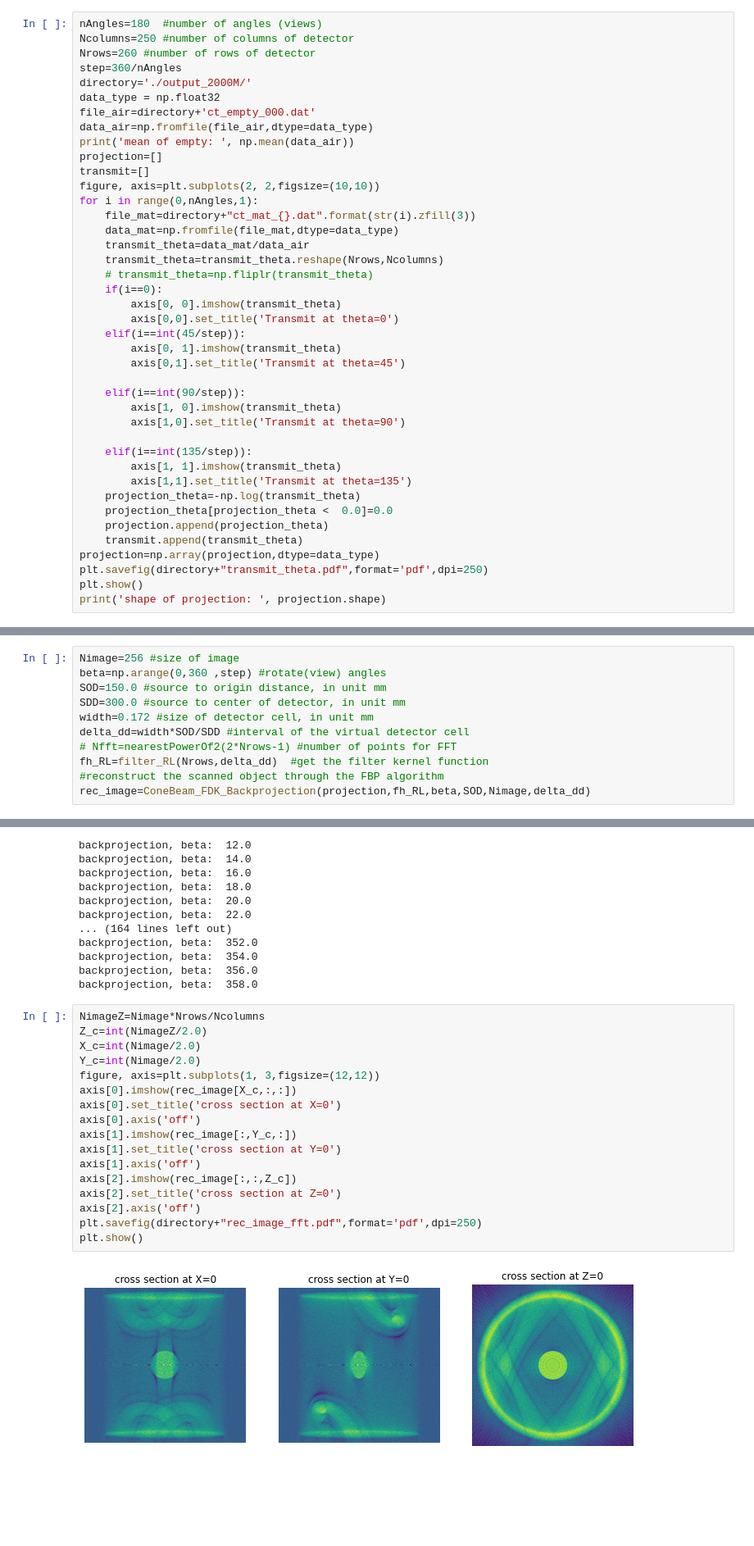
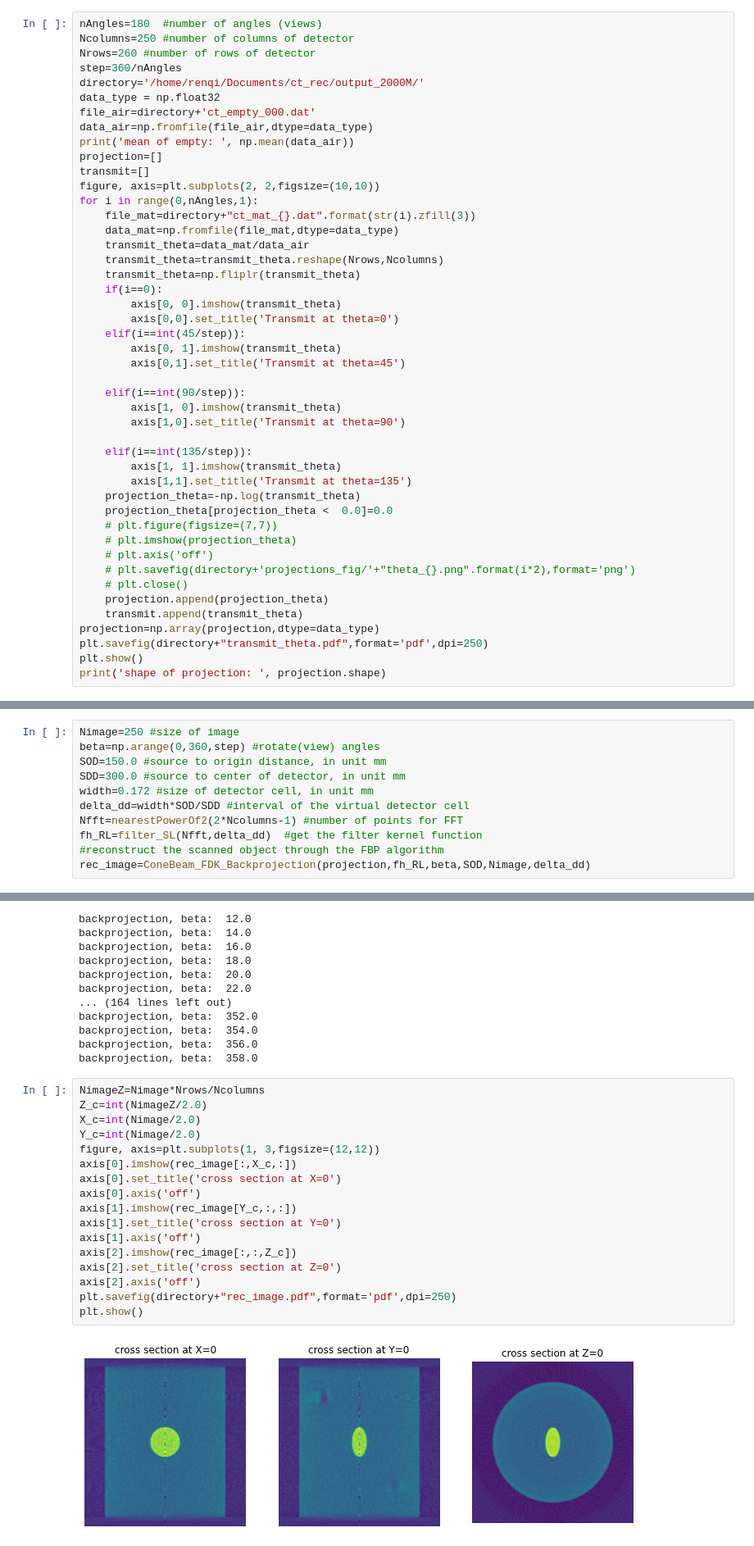
Before and after one commit to renqipan/ct_fdk, a Jupyter notebook: ConeBeam_FDK_step.ipynb, the cells around one changed output, grey strips where cells are left out. Shown at 82% size. Drawn from its saved outputs; the diff is of its cells as text; blank space fills up the shorter version.

```diff
--- a/ConeBeam_FDK_step.ipynb
+++ b/ConeBeam_FDK_step.ipynb
@@ -11,7 +11,7 @@ nAngles=180  #number of angles (views)
 Ncolumns=250 #number of columns of detector
 Nrows=260 #number of rows of detector
 step=360/nAngles
-directory='./output_2000M/'
+directory='/home/renqi/Documents/ct_rec/output_2000M/'
 data_type = np.float32
 file_air=directory+'ct_empty_000.dat'
 data_air=np.fromfile(file_air,dtype=data_type)
@@ -24,7 +24,7 @@ for i in range(0,nAngles,1):
     data_mat=np.fromfile(file_mat,dtype=data_type)
     transmit_theta=data_mat/data_air
     transmit_theta=transmit_theta.reshape(Nrows,Ncolumns)
-    # transmit_theta=np.fliplr(transmit_theta)
+    transmit_theta=np.fliplr(transmit_theta)
     if(i==0):
         axis[0, 0].imshow(transmit_theta)
         axis[0,0].set_title('Transmit at theta=0')
@@ -41,6 +41,11 @@ for i in range(0,nAngles,1):
         axis[1,1].set_title('Transmit at theta=135')
     projection_theta=-np.log(transmit_theta)
     projection_theta[projection_theta <  0.0]=0.0
+    # plt.figure(figsize=(7,7))
+    # plt.imshow(projection_theta)
+    # plt.axis('off')
+    # plt.savefig(directory+'projections_fig/'+"theta_{}.png".format(i*2),format='png')
+    # plt.close()
     projection.append(projection_theta)
     transmit.append(transmit_theta)
 projection=np.array(projection,dtype=data_type)
@@ -161,14 +183,14 @@ def ConeBeam_FDK_Backprojection(projection,fh_RL,beta,SOD,Nimage,delta_dd):
         rec_image=rec_image+Fun_BackProjection(filtered_projection,SOD,beta_num,beta[m],delta_dd,Nimage)
     return rec_image
 # %%
-Nimage=256 #size of image
-beta=np.arange(0,360 ,step) #rotate(view) angles
+Nimage=250 #size of image
+beta=np.arange(0,360,step) #rotate(view) angles
 SOD=150.0 #source to origin distance, in unit mm
 SDD=300.0 #source to center of detector, in unit mm
 width=0.172 #size of detector cell, in unit mm
 delta_dd=width*SOD/SDD #interval of the virtual detector cell
-# Nfft=nearestPowerOf2(2*Nrows-1) #number of points for FFT
-fh_RL=filter_RL(Nrows,delta_dd)  #get the filter kernel function
+Nfft=nearestPowerOf2(2*Ncolumns-1) #number of points for FFT
+fh_RL=filter_SL(Nfft,delta_dd)  #get the filter kernel function
 #reconstruct the scanned object through the FBP algorithm
 rec_image=ConeBeam_FDK_Backprojection(projection,fh_RL,beta,SOD,Nimage,delta_dd)
 # %% [output]
@@ -192,19 +214,19 @@ backprojection, beta:  358.0
 # %%
 NimageZ=Nimage*Nrows/Ncolumns
 Z_c=int(NimageZ/2.0)
 X_c=int(Nimage/2.0)
 Y_c=int(Nimage/2.0)
 figure, axis=plt.subplots(1, 3,figsize=(12,12))
-axis[0].imshow(rec_image[X_c,:,:])
+axis[0].imshow(rec_image[:,X_c,:])
 axis[0].set_title('cross section at X=0')
 axis[0].axis('off')
-axis[1].imshow(rec_image[:,Y_c,:])
+axis[1].imshow(rec_image[Y_c,:,:])
 axis[1].set_title('cross section at Y=0')
 axis[1].axis('off')
 axis[2].imshow(rec_image[:,:,Z_c])
 axis[2].set_title('cross section at Z=0')
 axis[2].axis('off')
-plt.savefig(directory+"rec_image_fft.pdf",format='pdf',dpi=250)
+plt.savefig(directory+"rec_image.pdf",format='pdf',dpi=250)
 plt.show()
 # %% [output]
-[figure, old version]
+[figure, new version]
```
Also changed, not shown: parts of 2 cells of this notebook, 1 other file.
